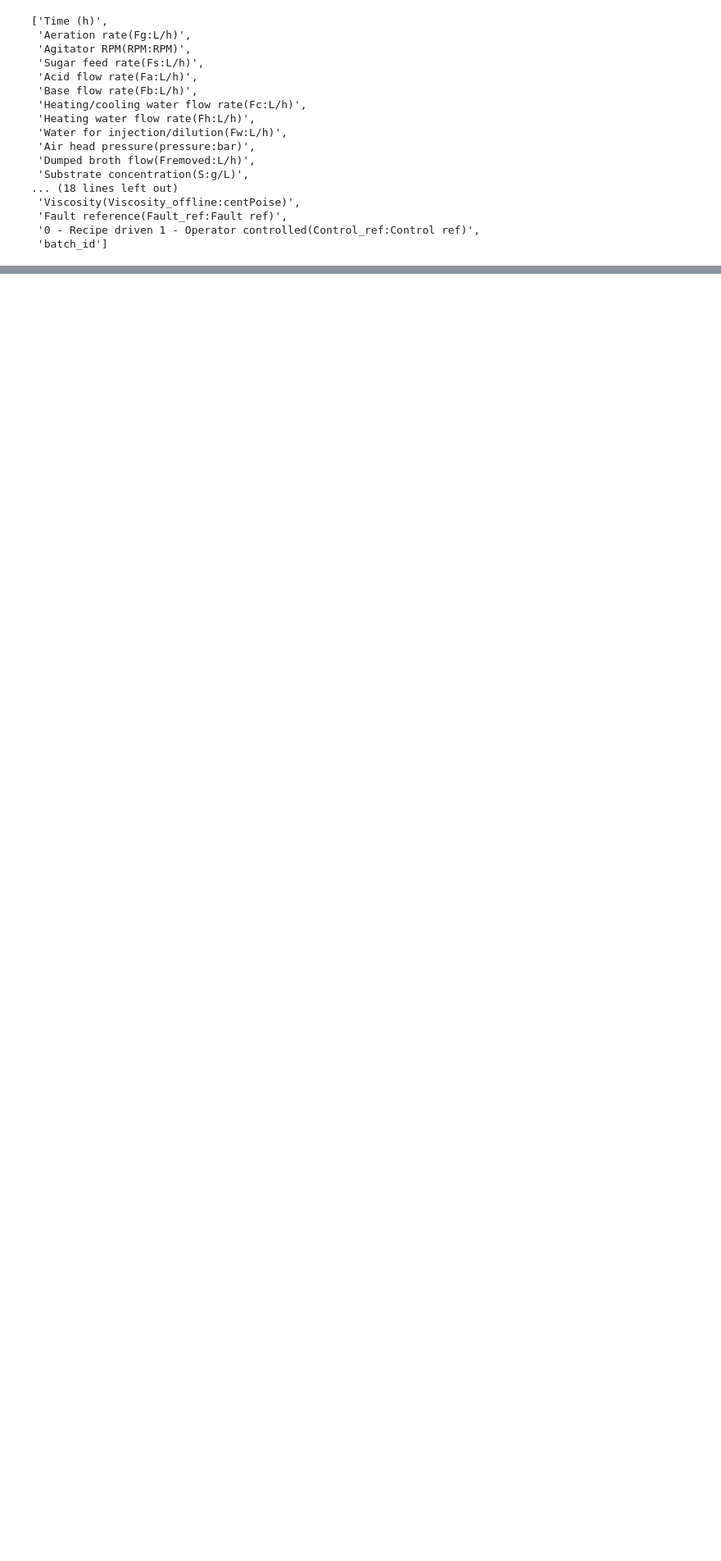
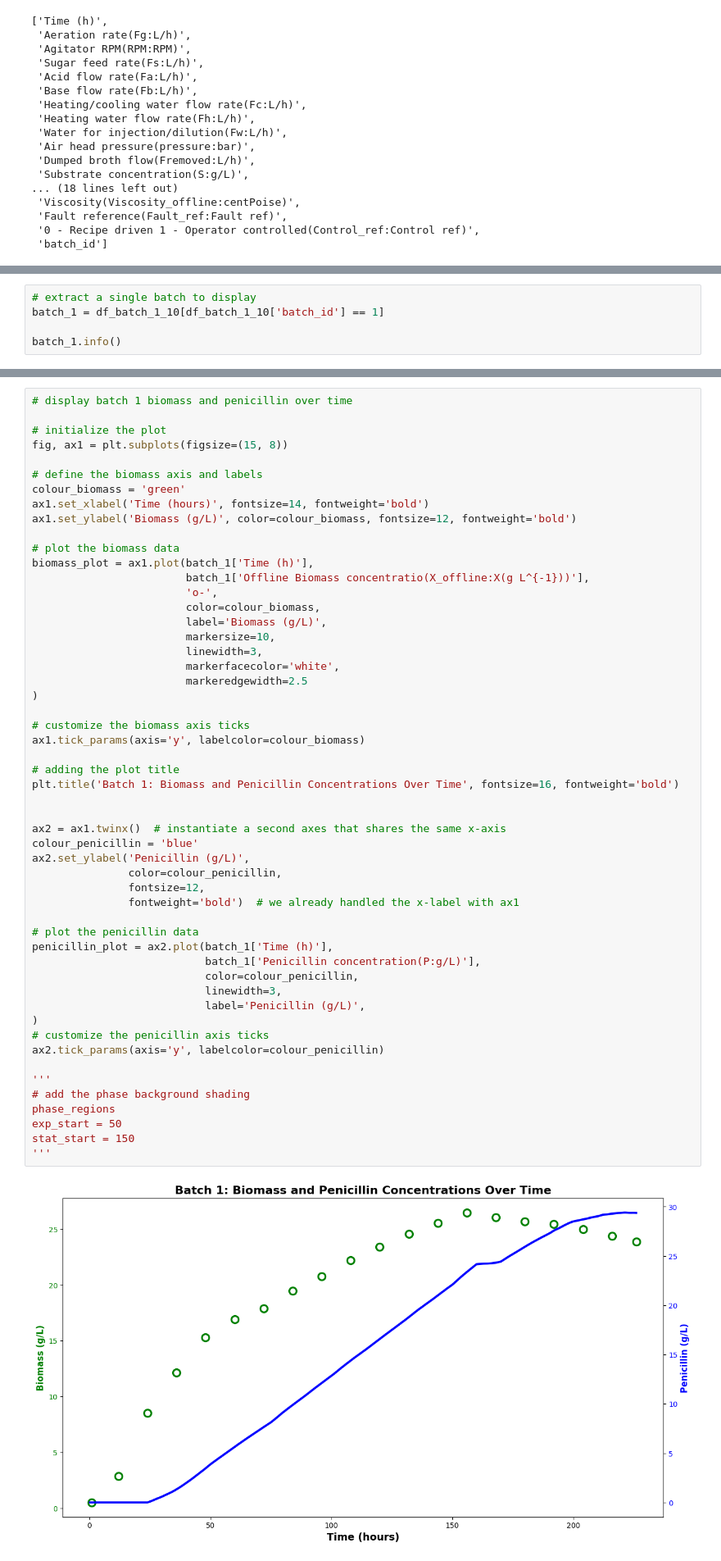
Before and after one commit to skerr17/programming-for-data-analytics, a Jupyter notebook: project/batch-data-analysis.ipynb, the cells around one changed output, grey strips where cells are left out. Shown at 82% size. Drawn from its saved outputs; the diff is of its cells as text; blank space fills up the shorter version.

Commit message:
adding biomass and peniclillin graph for process understanding section

```diff
--- a/project/batch-data-analysis.ipynb
+++ b/project/batch-data-analysis.ipynb
@@ -253,0 +245,5 @@ Finally, '0 - Recipe driven 1 - Operator controlled(Control_ref:Control ref)' is
+# %%
+# extract a single batch to display
+batch_1 = df_batch_1_10[df_batch_1_10['batch_id'] == 1]
+
+batch_1.info()
@@ -254 +268,56 @@ Finally, '0 - Recipe driven 1 - Operator controlled(Control_ref:Control ref)' is
+# %%
+# display batch 1 biomass and penicillin over time
+
+# initialize the plot
+fig, ax1 = plt.subplots(figsize=(15, 8))
+
+# define the biomass axis and labels
+colour_biomass = 'green'
+ax1.set_xlabel('Time (hours)', fontsize=14, fontweight='bold')
+ax1.set_ylabel('Biomass (g/L)', color=colour_biomass, fontsize=12, fontweight='bold')
+
+# plot the biomass data
+biomass_plot = ax1.plot(batch_1['Time (h)'],
+                        batch_1['Offline Biomass concentratio(X_offline:X(g L^{-1}))'],
+                        'o-',
+                        color=colour_biomass,
+                        label='Biomass (g/L)',
+                        markersize=10,
+                        linewidth=3,
+                        markerfacecolor='white',
+                        markeredgewidth=2.5
+)
+
+# customize the biomass axis ticks
+ax1.tick_params(axis='y', labelcolor=colour_biomass)
+
+# adding the plot title
+plt.title('Batch 1: Biomass and Penicillin Concentrations Over Time', fontsize=16, fontweight='bold')
+
+
+ax2 = ax1.twinx()  # instantiate a second axes that shares the same x-axis
+colour_penicillin = 'blue'
+ax2.set_ylabel('Penicillin (g/L)',
+               color=colour_penicillin,
+               fontsize=12,
+               fontweight='bold')  # we already handled the x-label with ax1
+
+# plot the penicillin data
+penicillin_plot = ax2.plot(batch_1['Time (h)'],
+                           batch_1['Penicillin concentration(P:g/L)'],
+                           color=colour_penicillin,
+                           linewidth=3,
+                           label='Penicillin (g/L)',
+)
+# customize the penicillin axis ticks
+ax2.tick_params(axis='y', labelcolor=colour_penicillin)
+
+'''
+# add the phase background shading
+phase_regions
+exp_start = 50
+stat_start = 150
+'''
+# %% [output]
+[figure, added]
 # %% [markdown]
```
Also changed, not shown: parts of 9 cells of this notebook.
